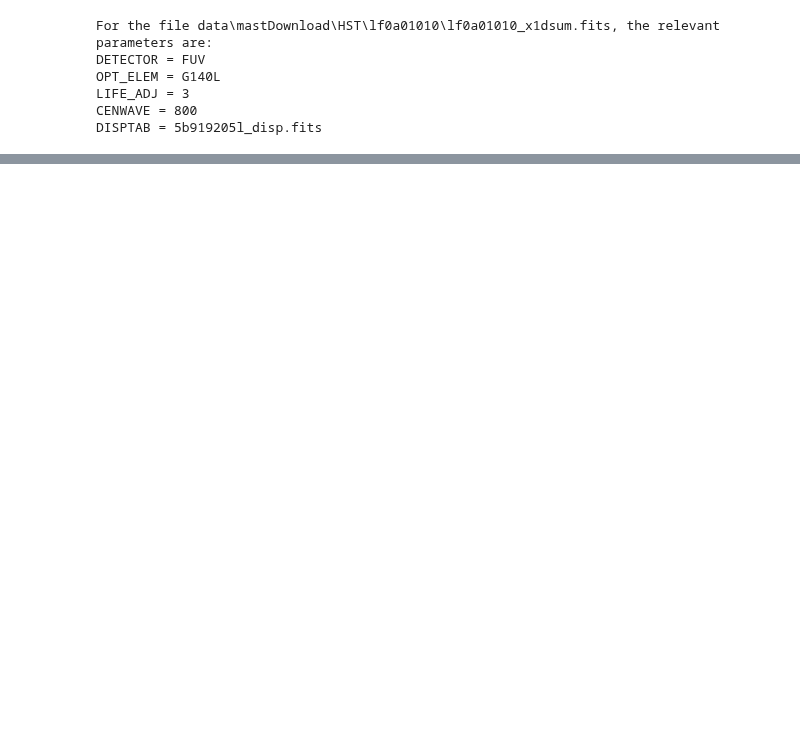
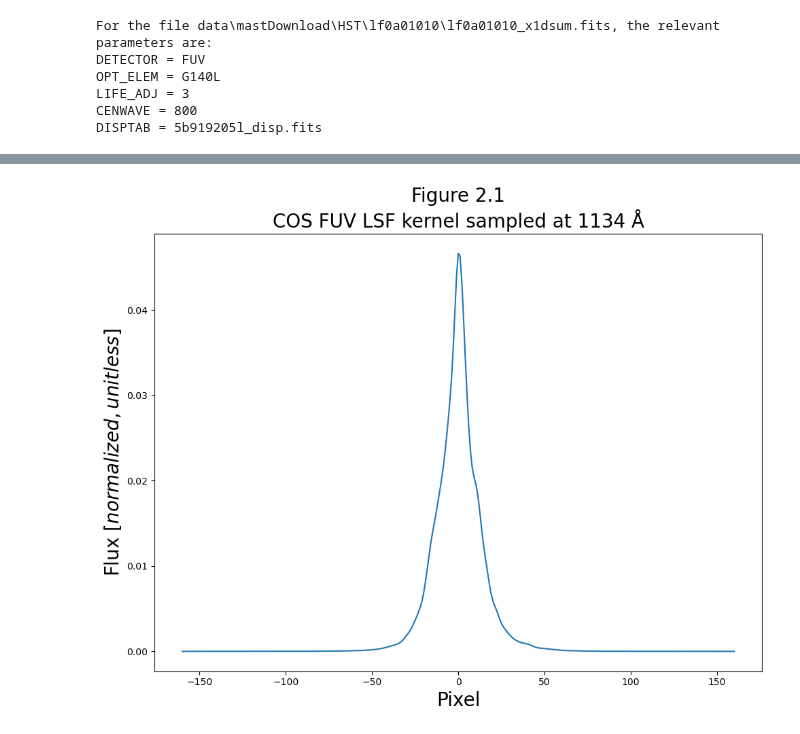
Before and after one commit to seratsaad/ticktock, a Jupyter notebook: geocor_ corr.ipynb, the cells around one changed output, grey strips where cells are left out. Drawn from its saved outputs; the diff is of its cells as text; code cells hidden in the pictures; blank space fills up the shorter version.

```diff
--- a/geocor_ corr.ipynb
+++ b/geocor_ corr.ipynb
@@ -232,13 +232,13 @@ def fetch_files(det, grating, lpPos, cenwave, disptab):
     disptab_path (str): path to the new downloaded disptab file
     """
     COS_site_rootname = (
-        "https://www.stsci.edu/hst/instrumentation/cos/"
+        "https://www.stsci.edu/files/live/sites/www/files/home/hst/instrumentation/cos/"
         "performance/spectral-resolution/_documents/"
     )  # Link to where all the files live - split into 2 lines
     if det == "NUV":  # Only one file for NUV
         LSF_file_name = "nuv_model_lsf.dat"
     elif det == "FUV":  # FUV files follow a naming pattern
-        LSF_file_name = f"aa_LSFTable_{grating}_{cenwave}_LP{lpPos}_cn.dat"
+        LSF_file_name = f"aa_LSFTable_{grating}_{cenwave}_LP4_cn.dat"
 
     LSF_file_webpath = COS_site_rootname + LSF_file_name  # Where to find file online
     urllib.request.urlretrieve(
@@ -263,0 +265,23 @@ HTTPError: HTTP Error 404: Not Found
+# %%
+def read_lsf(filename):
+    # This is the table of all the LSFs: called "lsf"
+    # The first column is a list of the wavelengths corresponding to the line profile, so we set our header accordingly
+    if "nuv_" in filename:  # If its an NUV file, header starts 1 line later
+        ftype = "nuv"
+
+    else:  # assume its an FUV file
+        ftype = "fuv"
+    hs = 0
+    lsf = Table.read(filename, format="ascii", header_start=hs)
+
+    # This is the range of each LSF in pixels (for FUV from -160 to +160, inclusive)
+    # middle pixel of the lsf is considered zero ; center is relative zero
+    pix = np.arange(len(lsf)) - len(lsf) // 2  # integer division to yield whole pixels
+
+    # the column names returned as integers.
+    lsf_wvlns = np.array([int(float(k)) for k in lsf.keys()])
+
+    return lsf, pix, lsf_wvlns
+# %%
+lsf, pix, lsf_wvlns = read_lsf(str(datadir / LSF_file_name))
+lsf[lsf.colnames[:5]]
@@ -263,0 +308,14 @@ HTTPError: HTTP Error 404: Not Found
+# %%
+# Set up the figure
+plt.figure(figsize=(10, 8))
+# Fill the figure with a plot of the data
+plt.plot(pix, lsf["800"])
+# Give figure the title and labels
+plt.title("Figure 2.1\nCOS FUV LSF kernel sampled at 1134 Å", size=20)
+plt.xlabel("Pixel", size=20)
+plt.ylabel("Flux [$normalized,unitless$]", size=20)
+# format and save the figure
+plt.tight_layout()
+plt.savefig(str(plotsdir / "oneKernel.png"), bbox_inches="tight")
+# %% [output]
+[figure, added]
```
Also changed, not shown: parts of 6 cells of this notebook, 7 other files.
